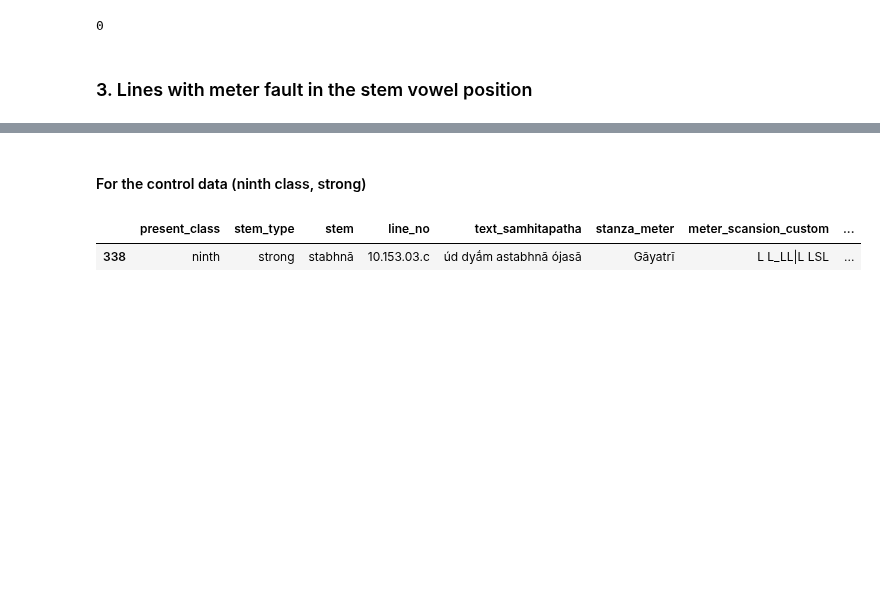
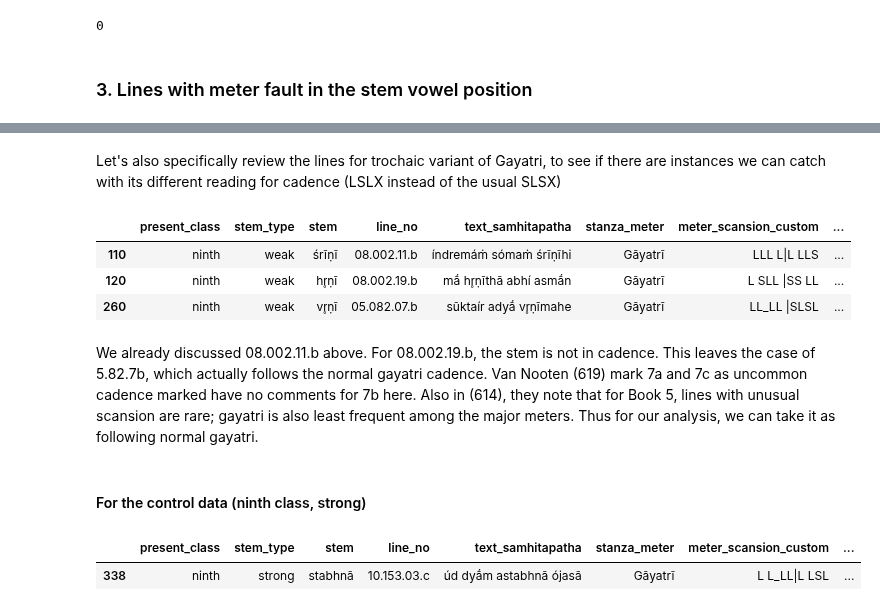
Before and after one commit to anupdhml/sanskrit_ninth_class_meter, a Jupyter notebook: 6_analysis.ipynb, the cells around one changed output, grey strips where cells are left out. Saved outputs shown, nothing was run; the diff lists cells and outputs as text; code cells hidden in the pictures; blank space fills up the shorter version.

Commit message:
Account for trochaic variant of gayatri during analysis
Signed-off-by: Anup Dhamala <anupdhml+git@gmail.com>

```diff
--- a/6_analysis.ipynb
+++ b/6_analysis.ipynb
@@ -307,3 +320,19 @@ TODO check van Nooten & Holland, as well as Jamison notes for these lines. Also
+# %% [markdown]
+Let's also specifically review the lines for trochaic variant of Gayatri, to see if there are instances we can catch with its different reading for cadence (LSLX instead of the usual SLSX)
+# %%
+# trochaic gayatri lines
+df_rv_lines_with_meter[COLUMNS_BASE].query('\
+        stanza_meter == "Gāyatrī" and pada_label.str.contains("T") \
+        and present_class == "ninth" \
+    ', engine='python'
+)
+# %% [output]
+|  | present_class | stem_type | stem | line_no | text_samhitapatha | stanza_meter | meter_scansion_custom | ... |
+| 110 | ninth | weak | śrīṇī | 08.002.11.b | índremáṁ sómaṁ śrīṇīhi | Gāyatrī | LLL L|L LLS | ... |
+| 120 | ninth | weak | hr̥ṇī | 08.002.19.b | mā́ hr̥ṇīthā abhí asmā́n | Gāyatrī | L SLL |SS LL | ... |
+| 260 | ninth | weak | vr̥ṇī | 05.082.07.b | sūktaír adyā́ vr̥ṇīmahe | Gāyatrī | LL_LL |SLSL | ... |
+# %% [markdown]
+We already discussed 08.002.11.b above. For 08.002.19.b, the stem is not in cadence. This leaves the case of 5.82.7b, which actually follows the normal gayatri cadence. Van Nooten (619) mark 7a and 7c as uncommon cadence marked have no comments for 7b here. Also in (614), they note that for Book 5, lines with unusual scansion are rare; gayatri is also least frequent among the major meters. Thus for our analysis, we can take it as following normal gayatri.
 # %% [markdown]
 #### For the control data (ninth class, strong)
 # %%
```
Also changed, not shown: parts of 4 cells of this notebook, 3 other files.
